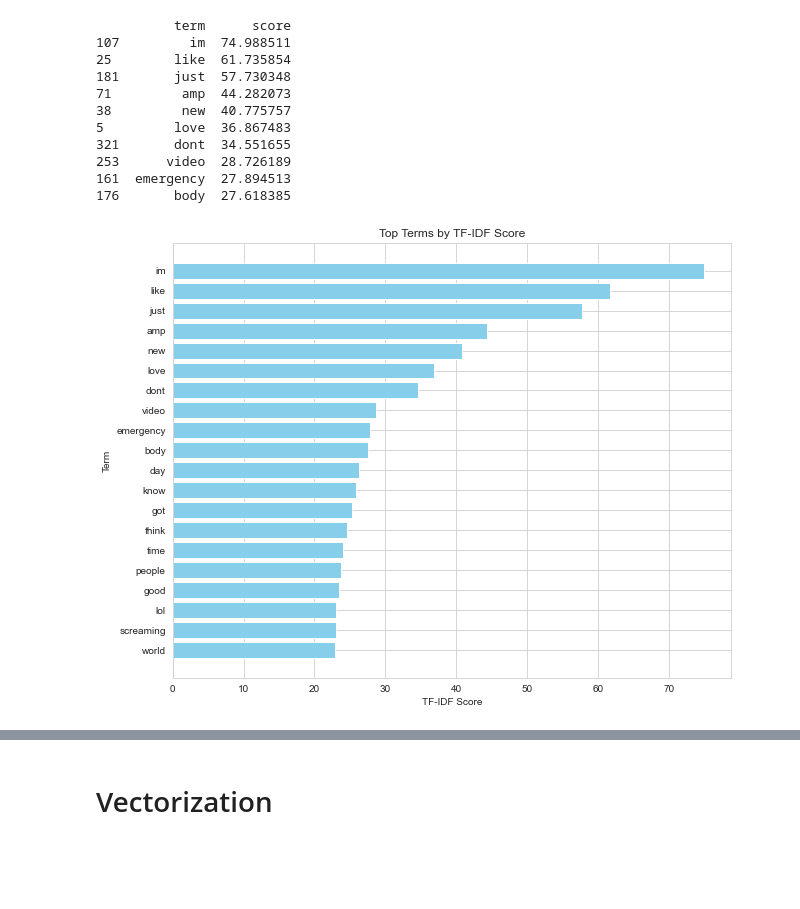
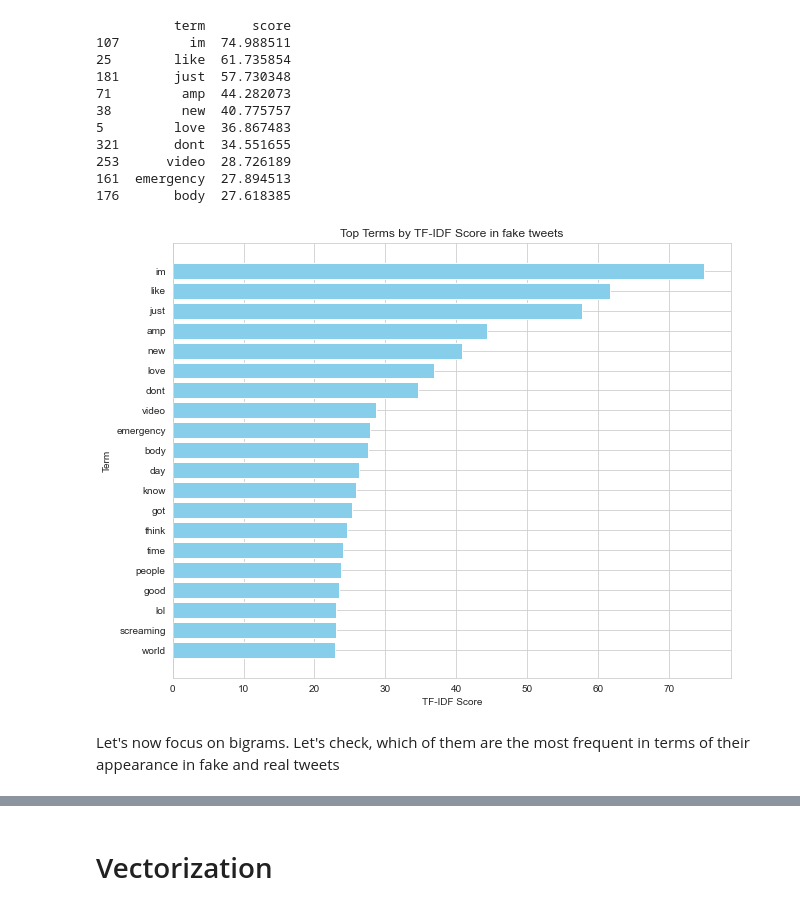
Before and after one commit to katarzynarogalska/DisasterTweets_KaggleCompetition, a Jupyter notebook: notebooks/TweetsEDA.ipynb, the cells around one changed output, grey strips where cells are left out. Cells and saved outputs as stored; diff of their text form; code cells hidden in the pictures; blank space fills up the shorter version.

```diff
--- a/notebooks/TweetsEDA.ipynb
+++ b/notebooks/TweetsEDA.ipynb
@@ -668,0 +671,4 @@ df.head(5)
+# %%
+god_terms = ['god', 'jesus', 'allah', 'yahweh', 'buddha', 'shiva', 'krishna']
+df['mention_god_related'] = df['clean_text_1'].apply(lambda x: any(term in x for term in god_terms))
+print(df[['text', 'mention_god_related']].head())
@@ -895,16 +928,18 @@ print(fake_df.head(10))
 # %%
 import matplotlib.pyplot as plt
 
 # Plot the top 20 terms as a bar plot
 top_n = 20
 top_terms_df = fake_df.head(top_n)
 
 plt.figure(figsize=(10, 8))
 plt.barh(top_terms_df['term'], top_terms_df['score'], color='skyblue')
 plt.xlabel('TF-IDF Score')
 plt.ylabel('Term')
-plt.title('Top Terms by TF-IDF Score')
+plt.title('Top Terms by TF-IDF Score in fake tweets')
 plt.gca().invert_yaxis()
 plt.show()
 # %% [output]
-[figure, old version]
+[figure, new version]
+# %% [markdown]
+Let's now focus on bigrams. Let's check, which of them are the most frequent in terms of their appearance in fake and real tweets
```
Also changed, not shown: parts of 14 cells of this notebook.
